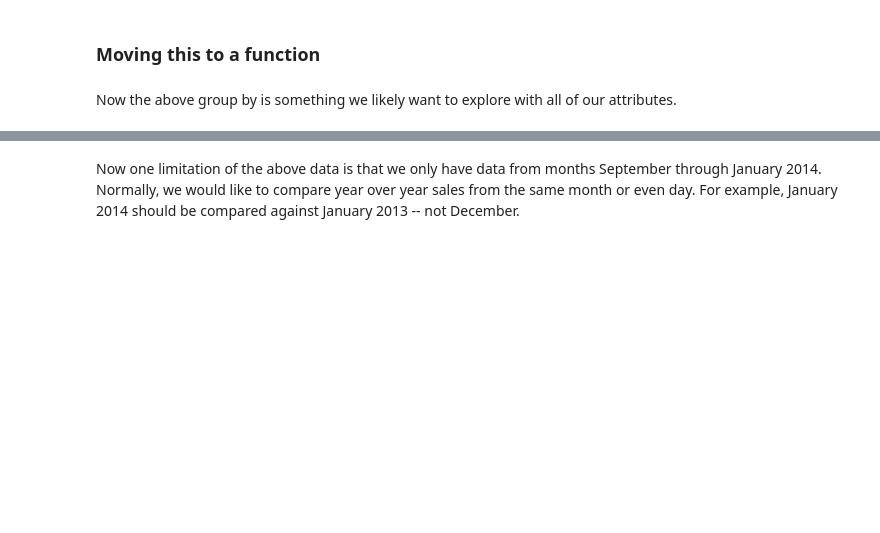
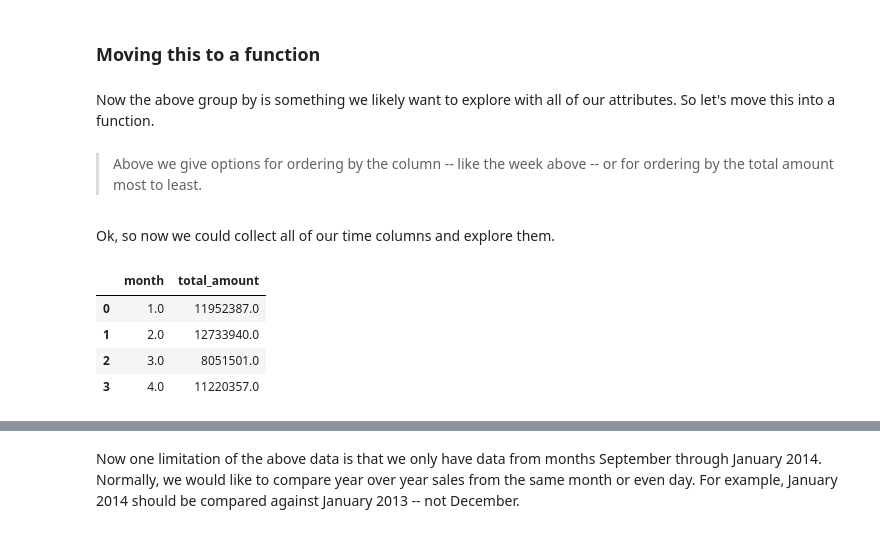
Before and after one commit to tech-interviews-jigsaw/engineering-assessments, a Jupyter notebook: data-analysis/1-approaches-for-problems/4-exploring-data.ipynb, the cells around one changed output, grey strips where cells are left out. Drawn from its saved outputs; the diff is of its cells as text; code cells hidden in the pictures; blank space fills up the shorter version.

```diff
--- a/data-analysis/1-approaches-for-problems/4-exploring-data.ipynb
+++ b/data-analysis/1-approaches-for-problems/4-exploring-data.ipynb
@@ -75,7 +75,7 @@ df.plot(figsize=(9, 1))
 # %% [markdown]
 ### Moving this to a function
 # %% [markdown]
-Now the above group by is something we likely want to explore with all of our attributes.
+Now the above group by is something we likely want to explore with all of our attributes.  So let's move this into a function.
 # %%
 def build_grouped_by(table_name, col, engine, order_by_col = False):
     if order_by_col:
@@ -85,3 +85,7 @@ def build_grouped_by(table_name, col, engine, order_by_col = False):
 
     grouped = pd.read_sql(query, engine)
     return grouped
+# %% [markdown]
+> Above we give options for ordering by the column -- like the week above -- or for ordering by the total amount most to least.
+# %% [markdown]
+Ok, so now we could collect all of our time columns and explore them.
@@ -87,0 +94,9 @@ def build_grouped_by(table_name, col, engine, order_by_col = False):
+# %%
+group_by_month = build_grouped_by('transactions', 'month', conn, order_by_col = True)[:4]
+group_by_month[:4]
+# %% [output]
+|  | month | total_amount |
+| 0 | 1.0 | 11952387.0 |
+| 1 | 2.0 | 12733940.0 |
+| 2 | 3.0 | 8051501.0 |
+| 3 | 4.0 | 11220357.0 |
```
Also changed, not shown: parts of 8 cells of this notebook.
